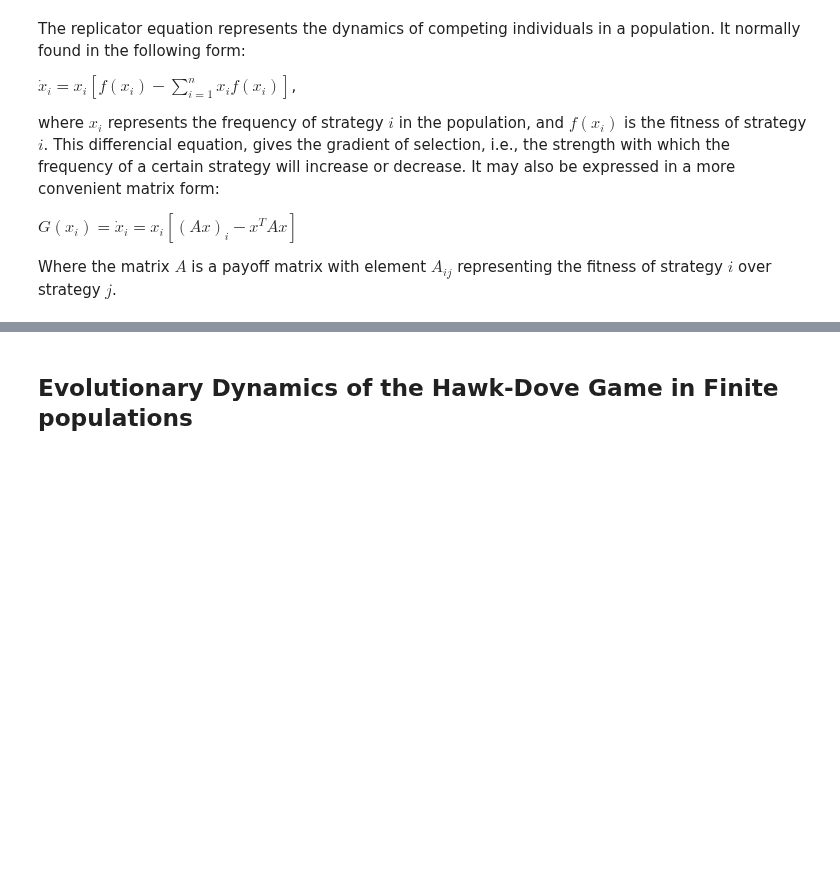
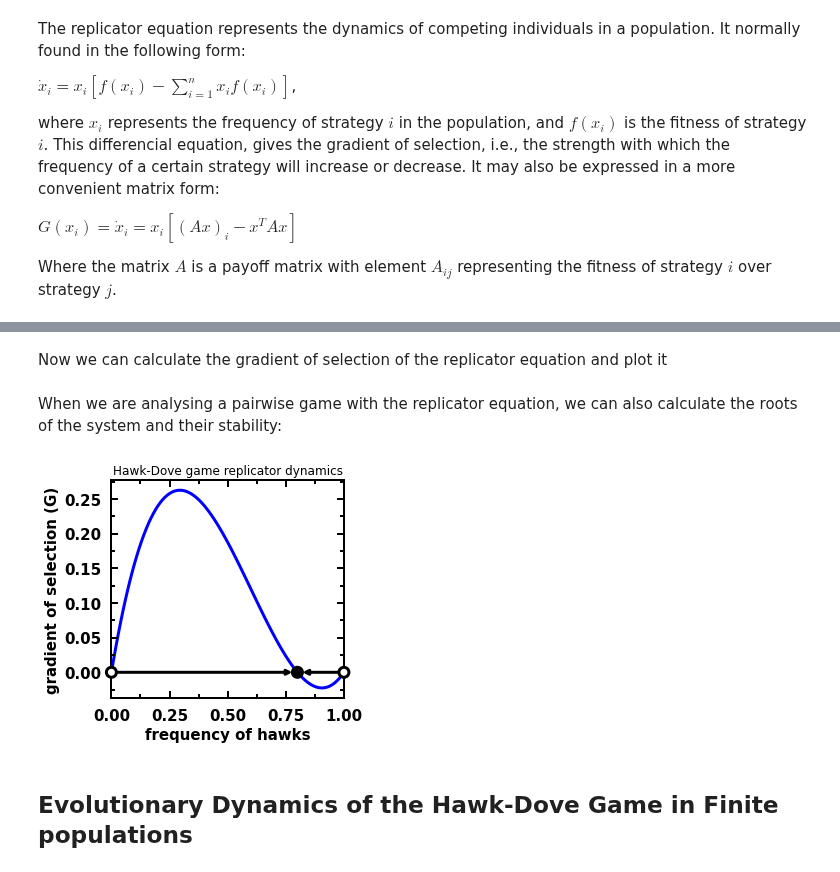
Before and after one commit to Socrats/EGTTools, a Jupyter notebook: docs/examples/hawk_dove_dynamics.ipynb, the cells around one changed output, grey strips where cells are left out. Cells and saved outputs as stored; diff of their text form; code cells hidden in the pictures; blank space fills up the shorter version.

```diff
--- a/docs/examples/hawk_dove_dynamics.ipynb
+++ b/docs/examples/hawk_dove_dynamics.ipynb
@@ -63,0 +36,2 @@ plt.show()
+# %% [markdown]
+Now we can calculate the gradient of selection of the replicator equation and plot it
@@ -64,3 +41,18 @@ plt.show()
+# %%
+# Calculate gradient
+gradient_function = lambda x: replicator_equation(x, A)
+gradients = calculate_gradients(np.array((strategy_i, 1 - strategy_i)).T, gradient_function)
+# %% [markdown]
+When we are analysing a pairwise game with the replicator equation, we can also calculate the roots of the system and their stability:
+# %%
+roots = find_roots(gradient_function, 2, nb_initial_random_points=10, method="hybr")
+stability = check_replicator_stability_pairwise_games(roots, A, atol=1e-4)
+# %%
+plot_gradients(gradients[:, 0], figsize=(5,4), fig_title="Hawk-Dove game replicator dynamics",
+               xlabel="frequency of hawks", roots=roots, stability=stability)
+plt.show()
+# %% [output]
+[figure, added]
 # %% [markdown]
 ## Evolutionary Dynamics of the Hawk-Dove Game in Finite populations
 # %% [markdown]
```
Also changed, not shown: parts of 9 cells of this notebook, 6 other files.
